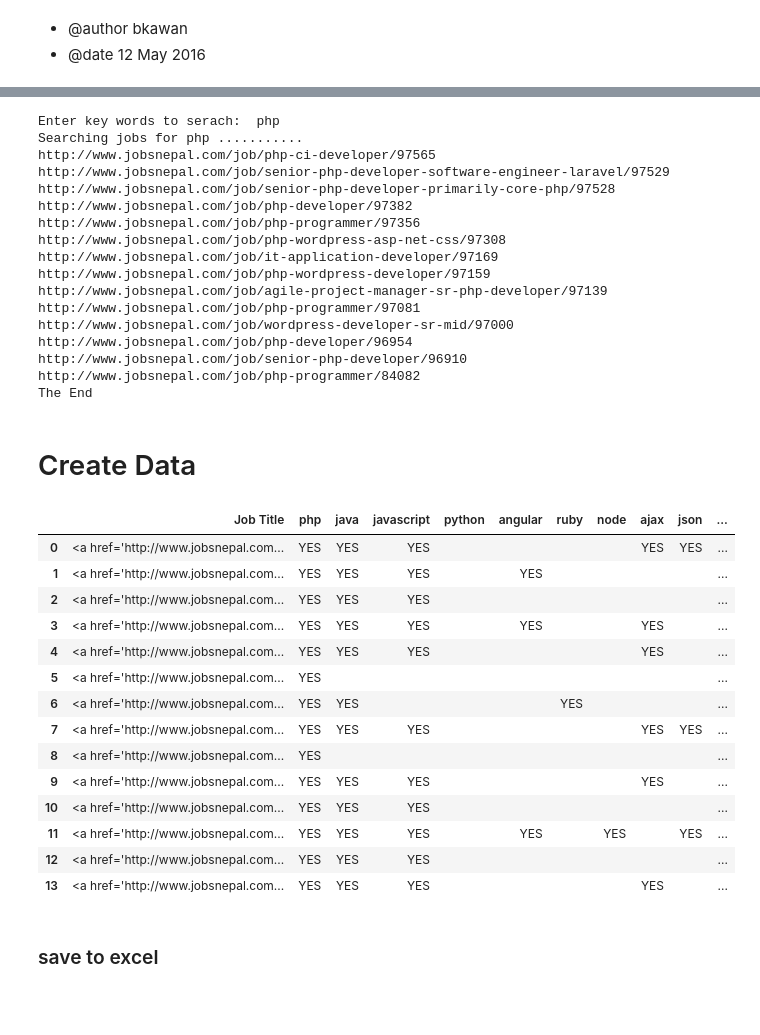
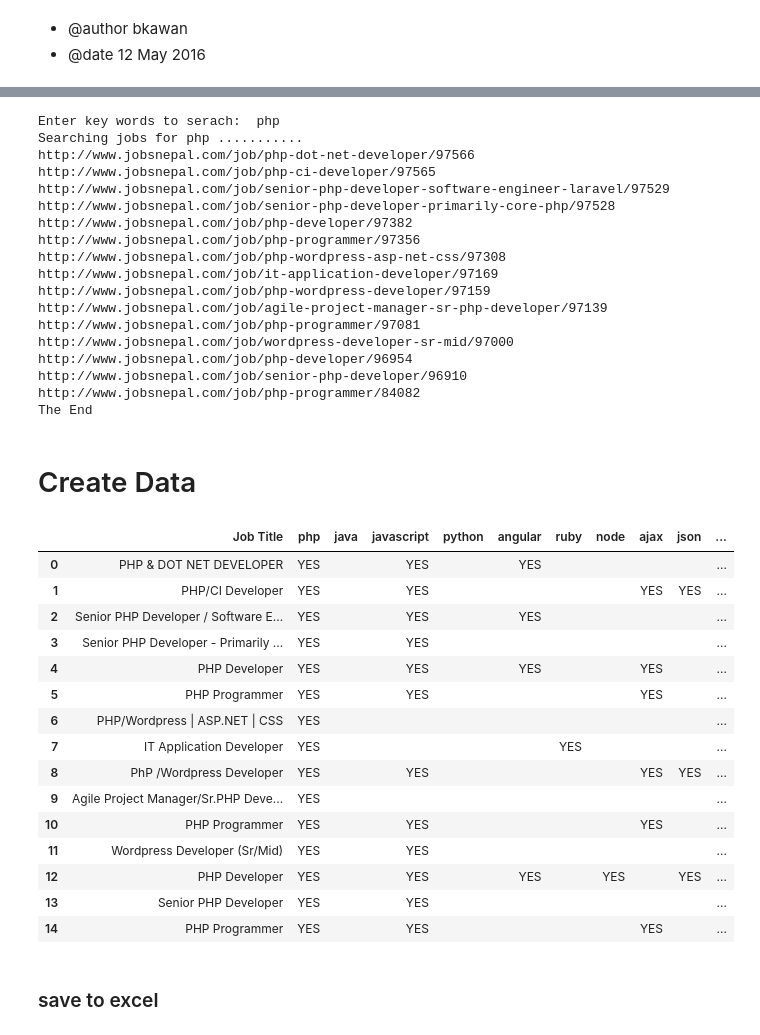
Before and after one commit to bkawan/jobsnepal-scrapping, a Jupyter notebook: programming-job-scrapping.ipynb, the cells around one changed output, grey strips where cells are left out. Saved outputs shown, nothing was run; the diff lists cells and outputs as text; code cells hidden in the pictures; blank space fills up the shorter version.

Commit message:
some formatting

```diff
--- a/programming-job-scrapping.ipynb
+++ b/programming-job-scrapping.ipynb
@@ -87,13 +83,15 @@ while i < len(active_job_list):
         if key in job_detail.lower():
 
             print(active_job_list[i])
-            job_title.append("<a href='{}'>{}</a>".format(active_job_list[i],active_job_title[i]))
+            job_title.append(active_job_title[i])
+            job_link.append(active_job_list[i])
+#             job_title.append("<a href='{}'>{}</a>".format(active_job_list[i],active_job_title[i]))
 
             if 'php' in job_detail.lower():
                 php.append('YES')
             else:
                 php.append(' ')
-            if 'java' in job_detail.lower():
+            if 'java ' in job_detail.lower():
                 java.append('YES')
             else:
                 java.append(' ')
@@ -159,6 +157,7 @@ print('The End')
 # %% [output]
 Enter key words to serach:  php
 Searching jobs for php ...........
+http://www.jobsnepal.com/job/php-dot-net-developer/97566
 http://www.jobsnepal.com/job/php-ci-developer/97565
 http://www.jobsnepal.com/job/senior-php-developer-software-engineer-laravel/97529
 http://www.jobsnepal.com/job/senior-php-developer-primarily-core-php/97528
@@ -180,27 +179,28 @@ import pandas as panda
 # %% [markdown]
 # Create Data
 # %%
-dataSet = list(zip(job_title,php,java,javascript,python,angular,ruby,node,ajax,json,xml,ios,android,swift,restful,soap))
+dataSet = list(zip(job_title,php,java,javascript,python,angular,ruby,node,ajax,json,xml,ios,android,swift,restful,soap,job_link))
 # %%
-df = panda.DataFrame(data=dataSet,columns=['Job Title','php','java','javascript','python','angular','ruby','node','ajax','json','xml','ios','android','swift','restful','soap'])
+df = panda.DataFrame(data=dataSet,columns=['Job Title','php','java','javascript','python','angular','ruby','node','ajax','json','xml','ios','android','swift','restful','soap','link'])
 
 df
 # %% [output]
 |  | Job Title | php | java | javascript | python | angular | ruby | node | ajax | json | ... |
-| 0 | <a href='http://www.jobsnepal.com... | YES | YES | YES |  |  |  |  | YES | YES | ... |
-| 1 | <a href='http://www.jobsnepal.com... | YES | YES | YES |  | YES |  |  |  |  | ... |
-| 2 | <a href='http://www.jobsnepal.com... | YES | YES | YES |  |  |  |  |  |  | ... |
-| 3 | <a href='http://www.jobsnepal.com... | YES | YES | YES |  | YES |  |  | YES |  | ... |
-| 4 | <a href='http://www.jobsnepal.com... | YES | YES | YES |  |  |  |  | YES |  | ... |
-| 5 | <a href='http://www.jobsnepal.com... | YES |  |  |  |  |  |  |  |  | ... |
-| 6 | <a href='http://www.jobsnepal.com... | YES | YES |  |  |  | YES |  |  |  | ... |
-| 7 | <a href='http://www.jobsnepal.com... | YES | YES | YES |  |  |  |  | YES | YES | ... |
-| 8 | <a href='http://www.jobsnepal.com... | YES |  |  |  |  |  |  |  |  | ... |
-| 9 | <a href='http://www.jobsnepal.com... | YES | YES | YES |  |  |  |  | YES |  | ... |
-| 10 | <a href='http://www.jobsnepal.com... | YES | YES | YES |  |  |  |  |  |  | ... |
-| 11 | <a href='http://www.jobsnepal.com... | YES | YES | YES |  | YES |  | YES |  | YES | ... |
-| 12 | <a href='http://www.jobsnepal.com... | YES | YES | YES |  |  |  |  |  |  | ... |
-| 13 | <a href='http://www.jobsnepal.com... | YES | YES | YES |  |  |  |  | YES |  | ... |
+| 0 | PHP & DOT NET DEVELOPER | YES |  | YES |  | YES |  |  |  |  | ... |
+| 1 | PHP/CI Developer | YES |  | YES |  |  |  |  | YES | YES | ... |
+| 2 | Senior PHP Developer / Software E... | YES |  | YES |  | YES |  |  |  |  | ... |
+| 3 | Senior PHP Developer - Primarily ... | YES |  | YES |  |  |  |  |  |  | ... |
+| 4 | PHP Developer | YES |  | YES |  | YES |  |  | YES |  | ... |
+| 5 | PHP Programmer | YES |  | YES |  |  |  |  | YES |  | ... |
+| 6 | PHP/Wordpress | ASP.NET | CSS | YES |  |  |  |  |  |  |  |  | ... |
+| 7 | IT Application Developer | YES |  |  |  |  | YES |  |  |  | ... |
+| 8 | PhP /Wordpress Developer | YES |  | YES |  |  |  |  | YES | YES | ... |
+| 9 | Agile Project Manager/Sr.PHP Deve... | YES |  |  |  |  |  |  |  |  | ... |
+| 10 | PHP Programmer | YES |  | YES |  |  |  |  | YES |  | ... |
+| 11 | Wordpress Developer (Sr/Mid) | YES |  | YES |  |  |  |  |  |  | ... |
+| 12 | PHP Developer | YES |  | YES |  | YES |  | YES |  | YES | ... |
+| 13 | Senior PHP Developer | YES |  | YES |  |  |  |  |  |  | ... |
+| 14 | PHP Programmer | YES |  | YES |  |  |  |  | YES |  | ... |
 # %% [markdown]
 ### save to excel
 # %%
```
Also changed, not shown: parts of 3 cells of this notebook, 1 other file.
